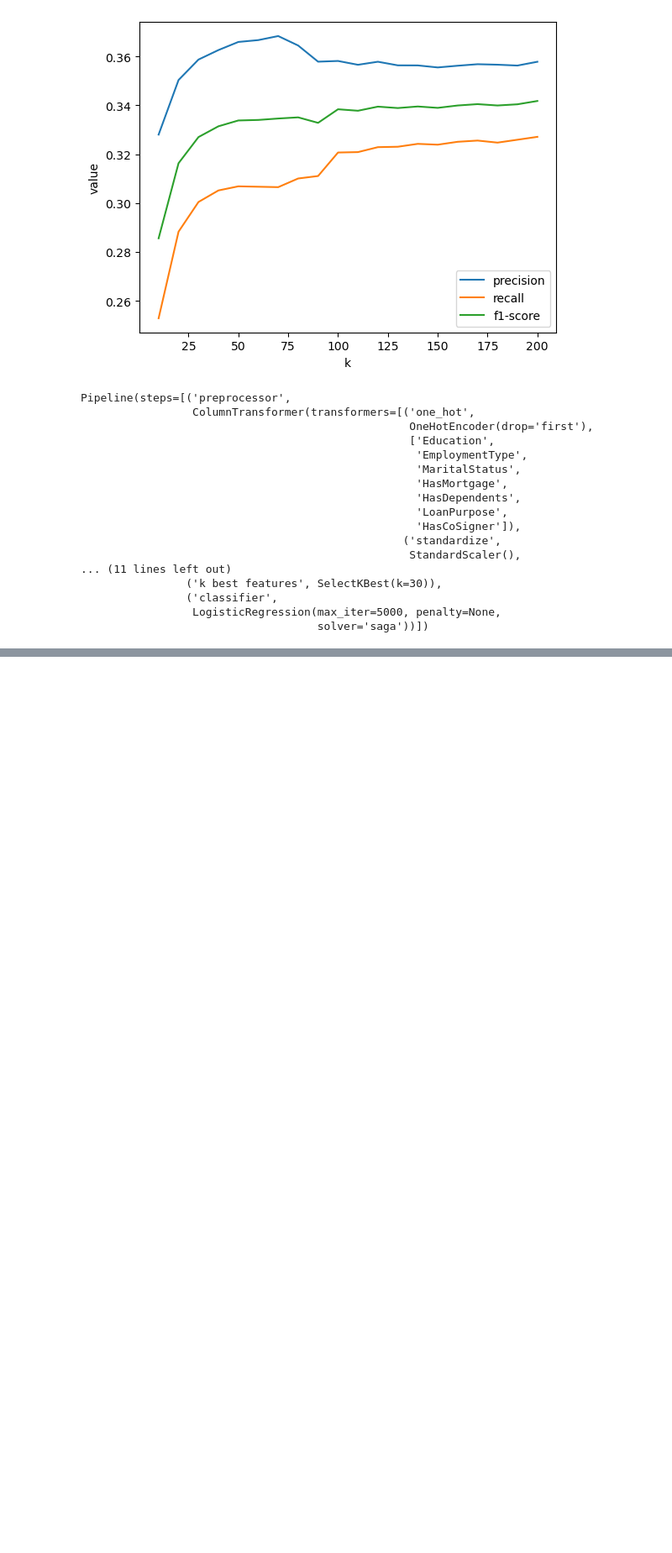
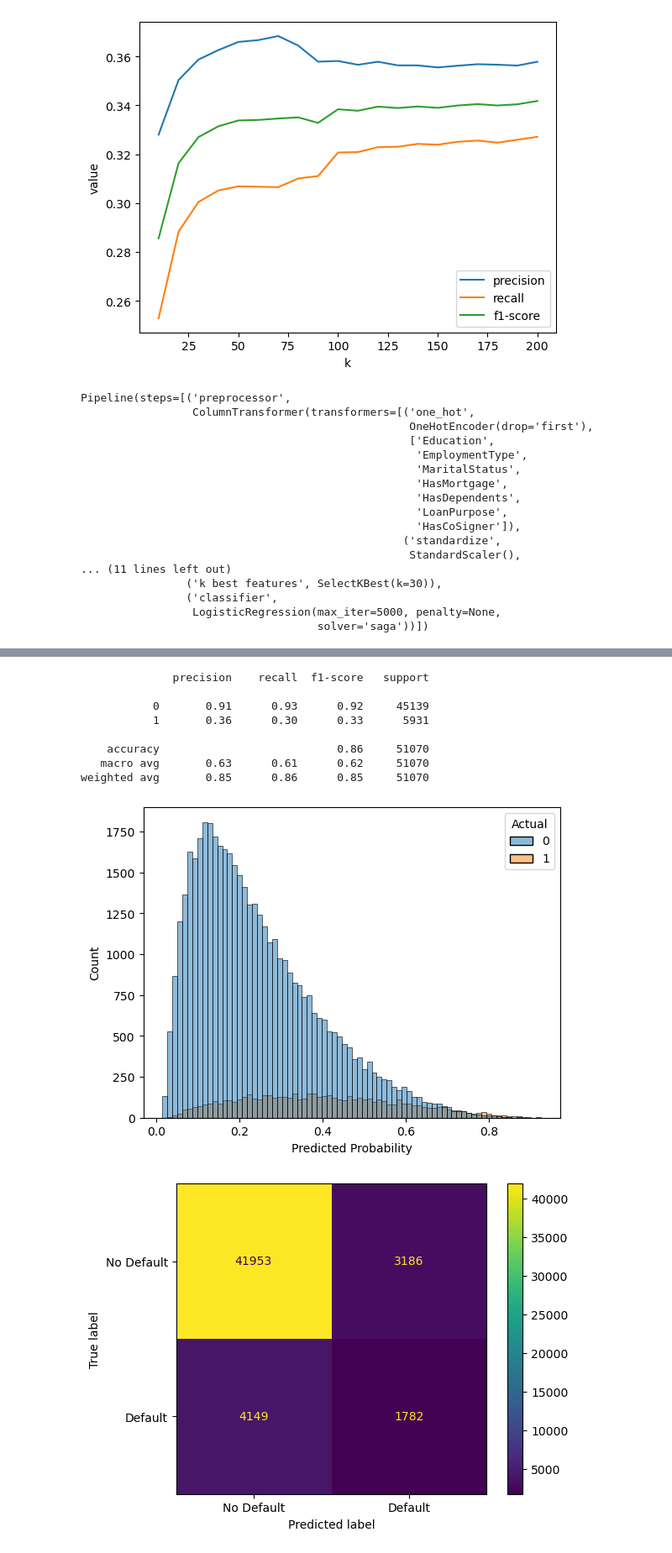
Before and after one commit to ronakd0215/Loan_Default_Prediction, a Jupyter notebook: log_reg.ipynb, the cells around one changed output, grey strips where cells are left out. Shown at 84% size. Drawn from its saved outputs; the diff is of its cells as text; code cells hidden in the pictures; blank space fills up the shorter version.

```diff
--- a/log_reg.ipynb
+++ b/log_reg.ipynb
@@ -420,0 +440,13 @@ fig=sns.barplot(y="Feature",x="Coef",data=df)
+# %%
+show_metrics(pipe,X_test,y_test)
+# %% [output]
+              precision    recall  f1-score   support
+
+           0       0.91      0.93      0.92     45139
+           1       0.36      0.30      0.33      5931
+
+    accuracy                           0.86     51070
+   macro avg       0.63      0.61      0.62     51070
+weighted avg       0.85      0.86      0.85     51070
+[figure, added]
+[figure, added]
```
Also changed, not shown: parts of 15 cells of this notebook.
